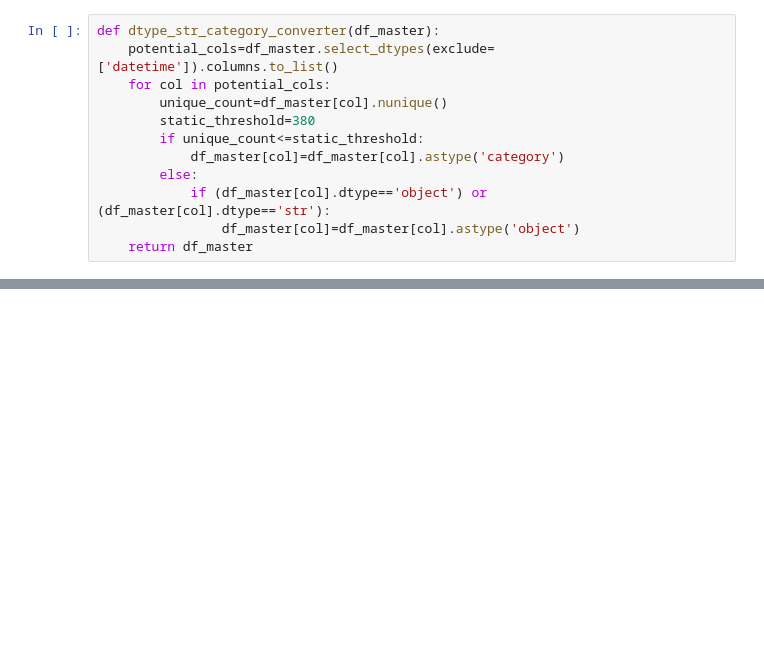
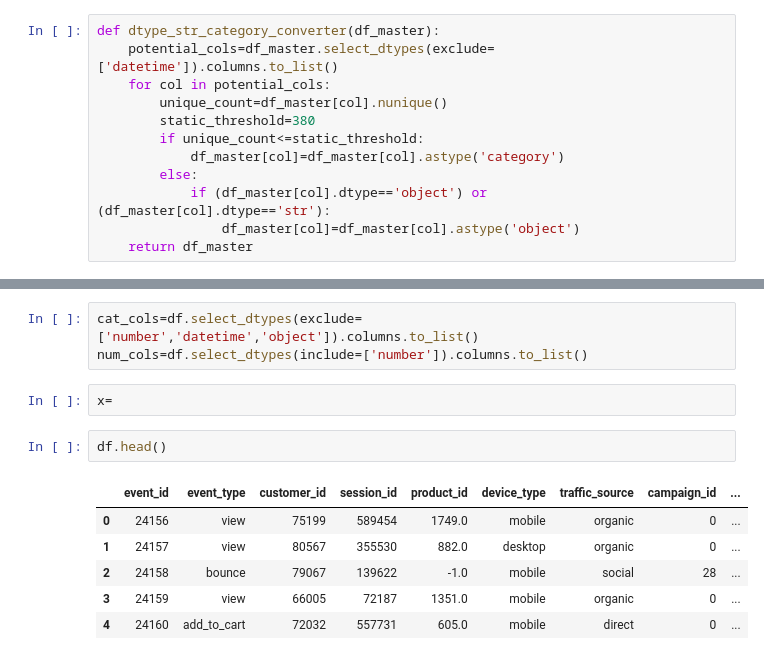
Before and after one commit to SKMsushant/Projects, a Jupyter notebook: data_analytics/Analysis.ipynb, the cells around one changed output, grey strips where cells are left out. Cells and saved outputs as stored; diff of their text form; blank space fills up the shorter version.

```diff
--- a/data_analytics/Analysis.ipynb
+++ b/data_analytics/Analysis.ipynb
@@ -73,0 +74,14 @@ memory usage: 236.5 MB
+# %%
+cat_cols=df.select_dtypes(exclude=['number','datetime','object']).columns.to_list()
+num_cols=df.select_dtypes(include=['number']).columns.to_list()
+# %%
+x=
+# %%
+df.head()
+# %% [output]
+|  | event_id | event_type | customer_id | session_id | product_id | device_type | traffic_source | campaign_id | ... |
+| 0 | 24156 | view | 75199 | 589454 | 1749.0 | mobile | organic | 0 | ... |
+| 1 | 24157 | view | 80567 | 355530 | 882.0 | desktop | organic | 0 | ... |
+| 2 | 24158 | bounce | 79067 | 139622 | -1.0 | mobile | social | 28 | ... |
+| 3 | 24159 | view | 66005 | 72187 | 1351.0 | mobile | organic | 0 | ... |
+| 4 | 24160 | add_to_cart | 72032 | 557731 | 605.0 | mobile | direct | 0 | ... |
```
Also changed, not shown: parts of 5 cells of this notebook, 25 other files.
